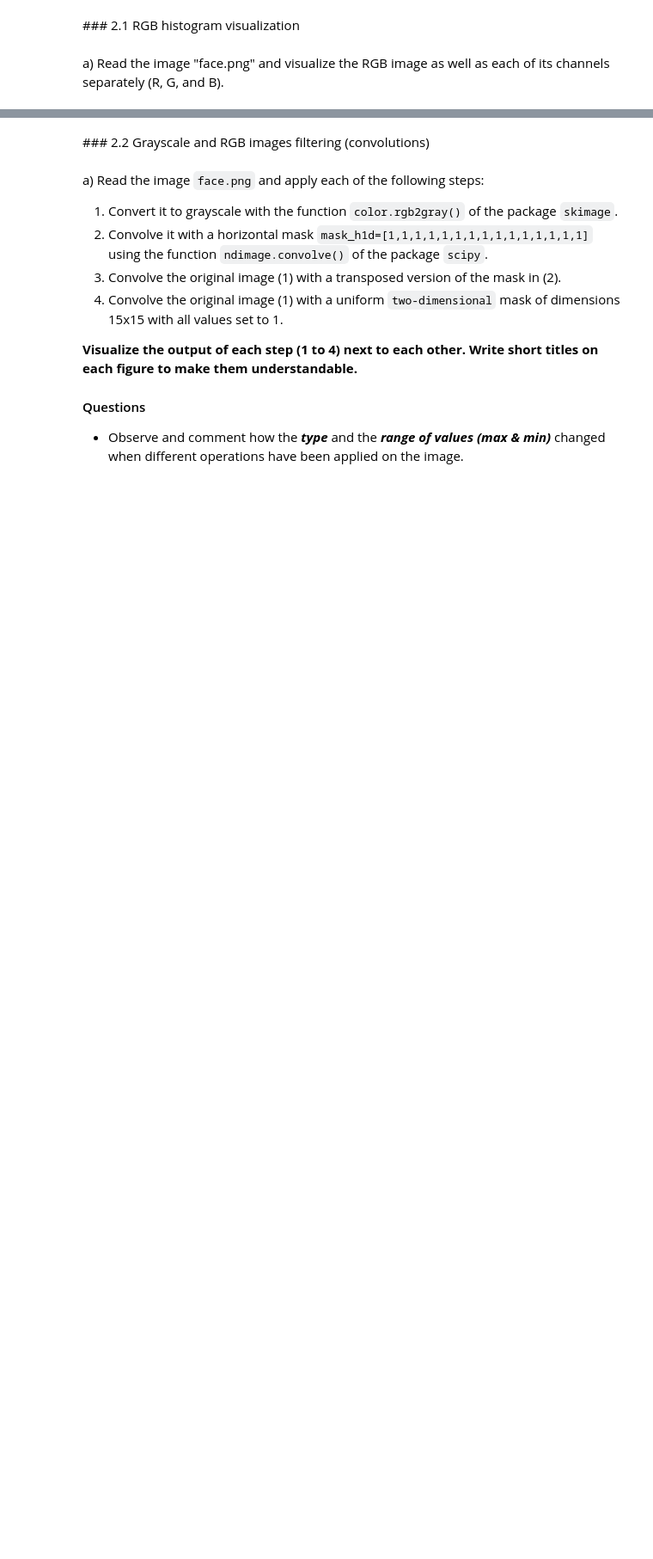
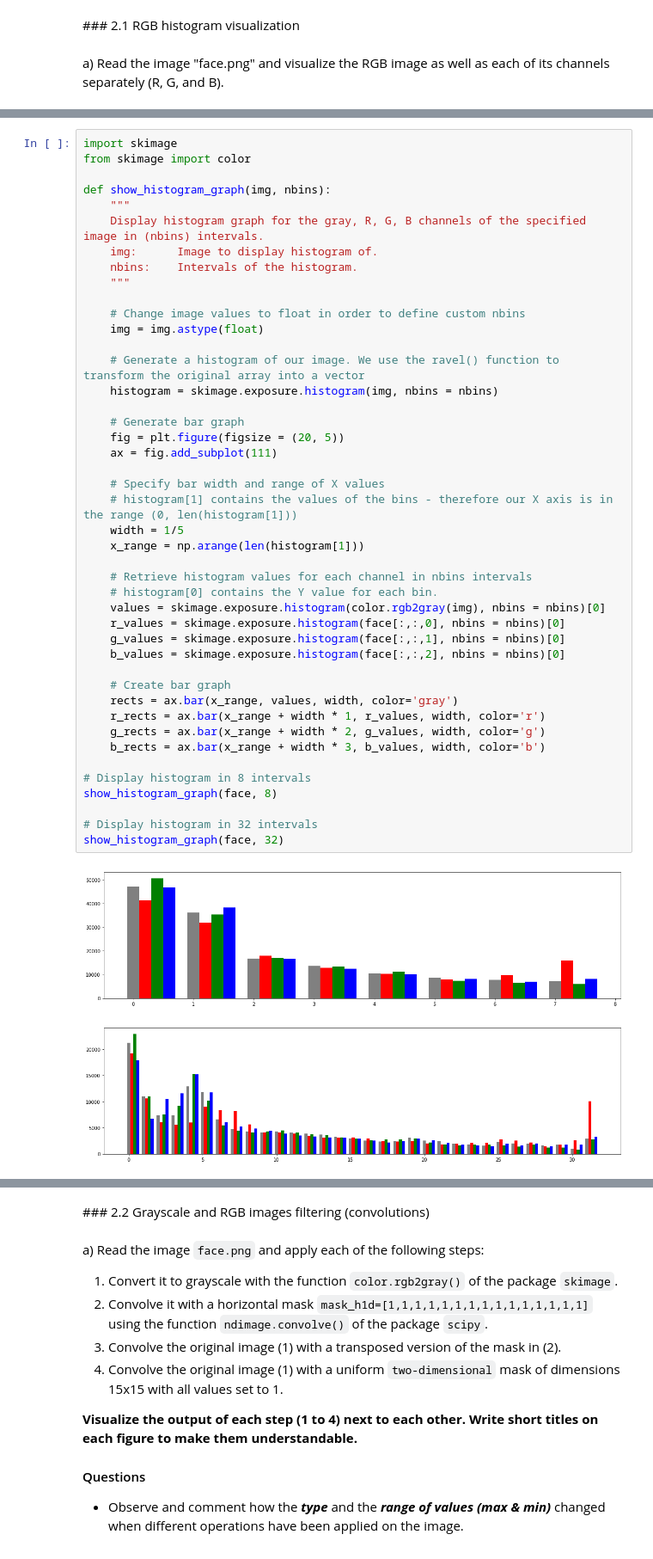
Before and after one commit to lousmontabes/Visio-Artificial, a Jupyter notebook: P2/p2_2018-2019_2solve.ipynb, the cells around one changed output, grey strips where cells are left out. Shown: that part at 86% size. Cells and saved outputs as stored; diff of their text form; blank space fills up the shorter version.

```diff
--- a/P2/p2_2018-2019_2solve.ipynb
+++ b/P2/p2_2018-2019_2solve.ipynb
@@ -52,3 +87,50 @@ Hint : the `exposure` module within the `skimage` library makes the histogram ex
 Help: [matplotlib image tutorial](https://matplotlib.org/users/image_tutorial.html)
 
 <img src='images_for_notebook/ex21a.png'>
+# %%
+import skimage
+from skimage import color
+
+def show_histogram_graph(img, nbins):
+    """
+    Display histogram graph for the gray, R, G, B channels of the specified image in (nbins) intervals.
+    img:      Image to display histogram of.
+    nbins:    Intervals of the histogram.
+    """
+
+    # Change image values to float in order to define custom nbins
+    img = img.astype(float)
+
+    # Generate a histogram of our image. We use the ravel() function to transform the original array into a vector
+    histogram = skimage.exposure.histogram(img, nbins = nbins)
+
+    # Generate bar graph
+    fig = plt.figure(figsize = (20, 5))
+    ax = fig.add_subplot(111)
+
+    # Specify bar width and range of X values
+    # histogram[1] contains the values of the bins - therefore our X axis is in the range (0, len(histogram[1]))
+    width = 1/5
+    x_range = np.arange(len(histogram[1]))
+
+    # Retrieve histogram values for each channel in nbins intervals
+    # histogram[0] contains the Y value for each bin.
+    values = skimage.exposure.histogram(color.rgb2gray(img), nbins = nbins)[0]
+    r_values = skimage.exposure.histogram(face[:,:,0], nbins = nbins)[0]
+    g_values = skimage.exposure.histogram(face[:,:,1], nbins = nbins)[0]
+    b_values = skimage.exposure.histogram(face[:,:,2], nbins = nbins)[0]
+
+    # Create bar graph
+    rects = ax.bar(x_range, values, width, color='gray')
+    r_rects = ax.bar(x_range + width * 1, r_values, width, color='r')
+    g_rects = ax.bar(x_range + width * 2, g_values, width, color='g')
+    b_rects = ax.bar(x_range + width * 3, b_values, width, color='b')
+
+# Display histogram in 8 intervals
+show_histogram_graph(face, 8)
+
+# Display histogram in 32 intervals
+show_histogram_graph(face, 32)
+# %% [output]
+[figure, added]
+[figure, added]
```
Also changed, not shown: parts of 2 cells of this notebook.
